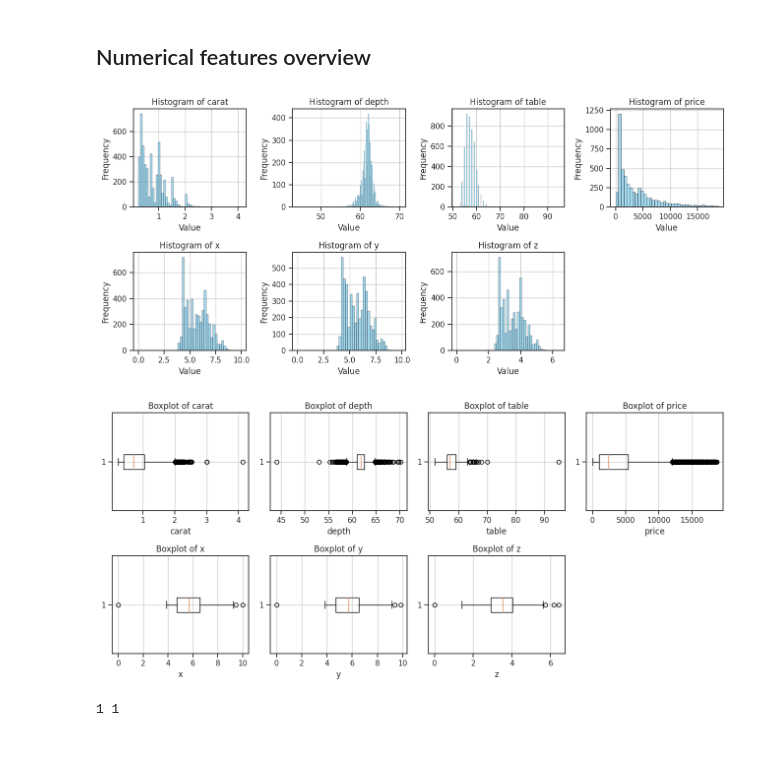
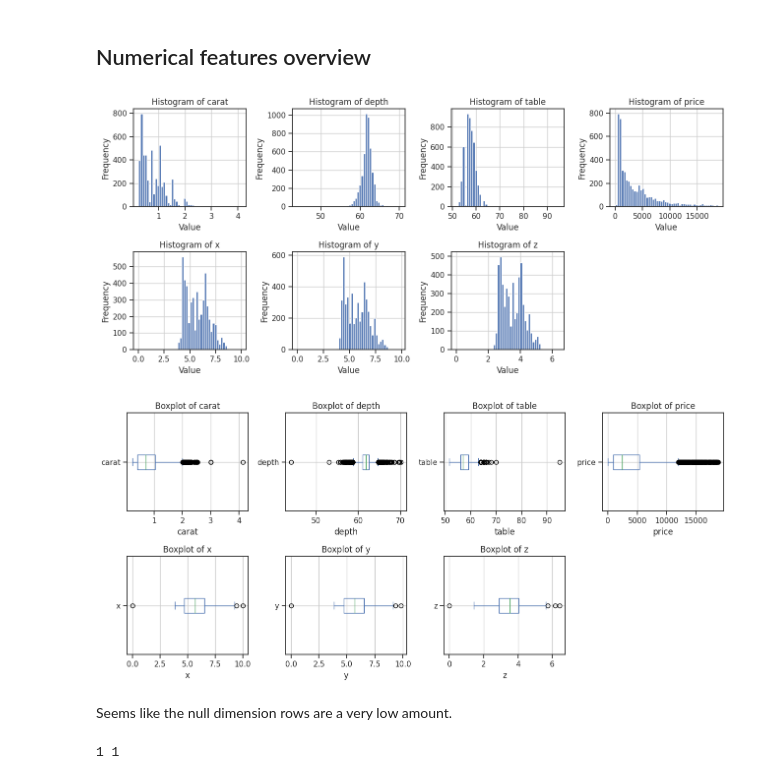
Before and after one commit to matildao-pane/xtream-ai-assignment-engineer, a Jupyter notebook: challenge_1/Data_exploration.ipynb, the cells around one changed output. Cells and saved outputs as stored; diff of their text form; code cells hidden in the pictures; blank space fills up the shorter version.

```diff
--- a/challenge_1/Data_exploration.ipynb
+++ b/challenge_1/Data_exploration.ipynb
@@ -170,8 +137,7 @@ Categorical features:  ['cut', 'color', 'clarity']
 plt.figure(figsize=(13, 6))
 for i, feature in enumerate(numerical_features):
     plt.subplot(2, 4, i +1)
-    sns.histplot(data=diamonds_df, x=feature, color='skyblue', edgecolor='black')
-    plt.title(f'Histogram of {feature}')
+    diamonds_df[feature].plot(kind='hist', title=f'Histogram of {feature}', bins=50)
     plt.xlabel('Value')
     plt.ylabel('Frequency')
     plt.grid(True)
@@ -179,22 +145,21 @@ for i, feature in enumerate(numerical_features):
 plt.tight_layout()
 plt.show()
 # %% [output]
-[figure, old version]
+[figure, new version]
 # %%
 #boxplot for numerical features
 plt.figure(figsize=(13, 6))
 for i, feature in enumerate(numerical_features):
     plt.subplot(2, 4, i +1)
-    plt.boxplot(diamonds_df[feature], vert=False)
-    plt.title(f'Boxplot of {feature}')
+    diamonds_df[feature].plot(kind='box', title=f'Boxplot of {feature}', vert=False)
     plt.xlabel(feature)
     plt.grid(True)
-
-
 plt.tight_layout()
 plt.show()
 # %% [output]
-[figure, old version]
+[figure, new version]
+# %% [markdown]
+Seems like the null dimension rows are a very low amount.
 # %%
 # Count rows where 'x' and 'y' are equal to 0
 count_zero_x = len(diamonds_df[(diamonds_df['x'] == 0) ])
```
Also changed, not shown: parts of 35 cells of this notebook.
